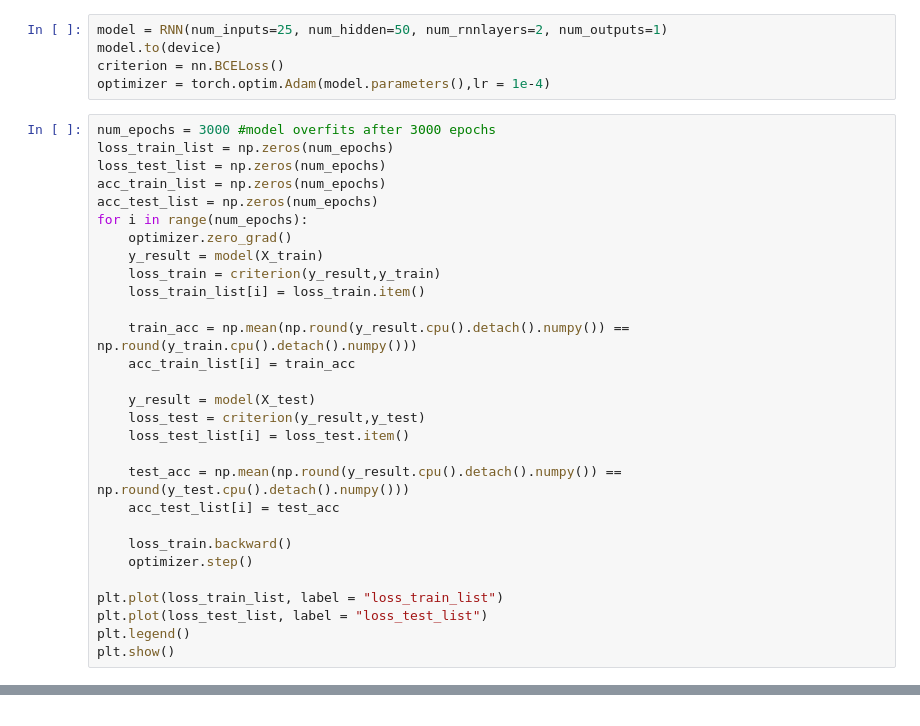
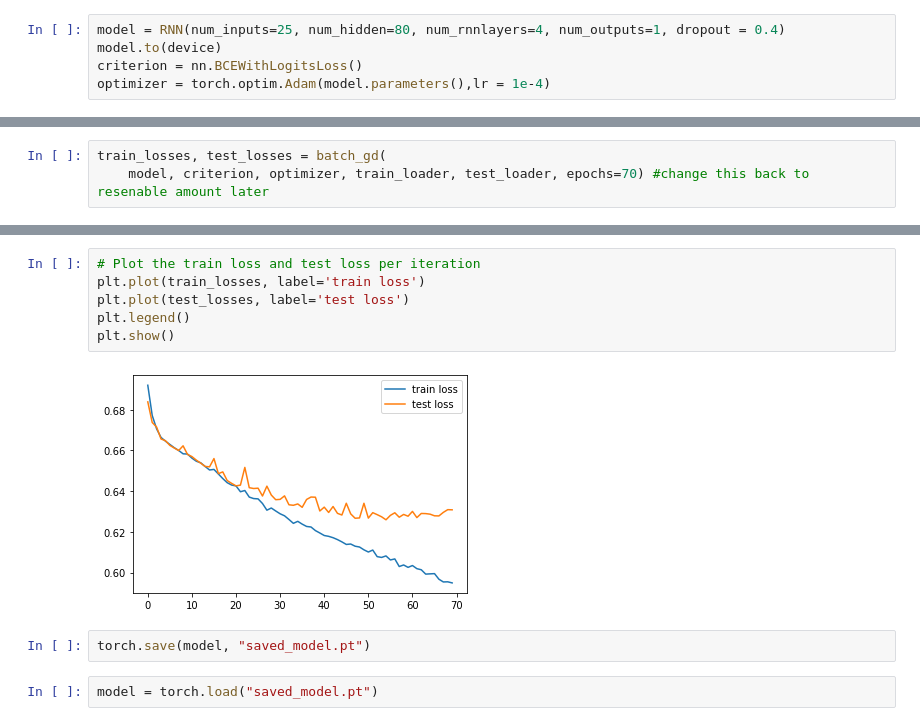
Before and after one commit to phoon884/ml, a Jupyter notebook: project/political classification/RNN.ipynb, the cells around one changed output, grey strips where cells are left out. Cells and saved outputs as stored; diff of their text form.

```diff
--- a/project/political classification/RNN.ipynb
+++ b/project/political classification/RNN.ipynb
@@ -164,36 +41,7 @@ class RNN(nn.Module):
 
         return out
 # %%
-model = RNN(num_inputs=25, num_hidden=50, num_rnnlayers=2, num_outputs=1)
+model = RNN(num_inputs=25, num_hidden=80, num_rnnlayers=4, num_outputs=1, dropout = 0.4)
 model.to(device)
-criterion = nn.BCELoss()
+criterion = nn.BCEWithLogitsLoss()
 optimizer = torch.optim.Adam(model.parameters(),lr = 1e-4)
-# %%
-num_epochs = 3000 #model overfits after 3000 epochs
-loss_train_list = np.zeros(num_epochs)
-loss_test_list = np.zeros(num_epochs)
-acc_train_list = np.zeros(num_epochs)
-acc_test_list = np.zeros(num_epochs)
-for i in range(num_epochs):
-    optimizer.zero_grad()
-    y_result = model(X_train)
-    loss_train = criterion(y_result,y_train)
-    loss_train_list[i] = loss_train.item()
-
-    train_acc = np.mean(np.round(y_result.cpu().detach().numpy()) == np.round(y_train.cpu().detach().numpy()))
-    acc_train_list[i] = train_acc
-
-    y_result = model(X_test)
-    loss_test = criterion(y_result,y_test)
-    loss_test_list[i] = loss_test.item()
-
-    test_acc = np.mean(np.round(y_result.cpu().detach().numpy()) == np.round(y_test.cpu().detach().numpy()))
-    acc_test_list[i] = test_acc
-
-    loss_train.backward()
-    optimizer.step()
-
-plt.plot(loss_train_list, label = "loss_train_list")
-plt.plot(loss_test_list, label = "loss_test_list")
-plt.legend()
-plt.show()
@@ -203,0 +93,3 @@ For debugging consider passing CUDA_LAUNCH_BLOCKING=1.
+# %%
+train_losses, test_losses = batch_gd(
+    model, criterion, optimizer, train_loader, test_loader, epochs=70) #change this back to resenable amount later
@@ -203,0 +114,12 @@ For debugging consider passing CUDA_LAUNCH_BLOCKING=1.
+# %%
+# Plot the train loss and test loss per iteration
+plt.plot(train_losses, label='train loss')
+plt.plot(test_losses, label='test loss')
+plt.legend()
+plt.show()
+# %% [output]
+[figure, added]
+# %%
+torch.save(model, "saved_model.pt")
+# %%
+model = torch.load("saved_model.pt")
```
Also changed, not shown: parts of 18 cells of this notebook, 4 other files.
